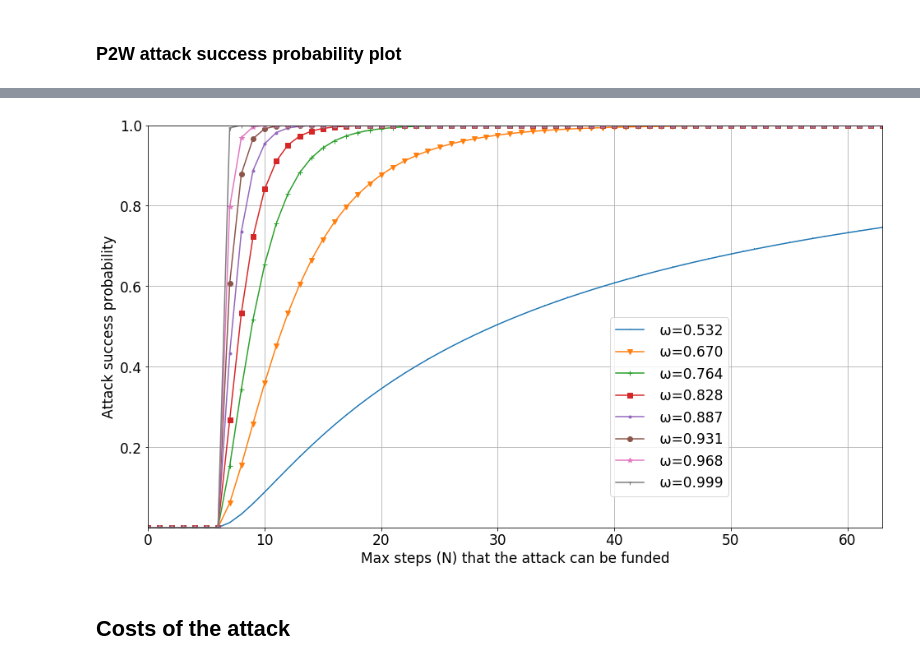
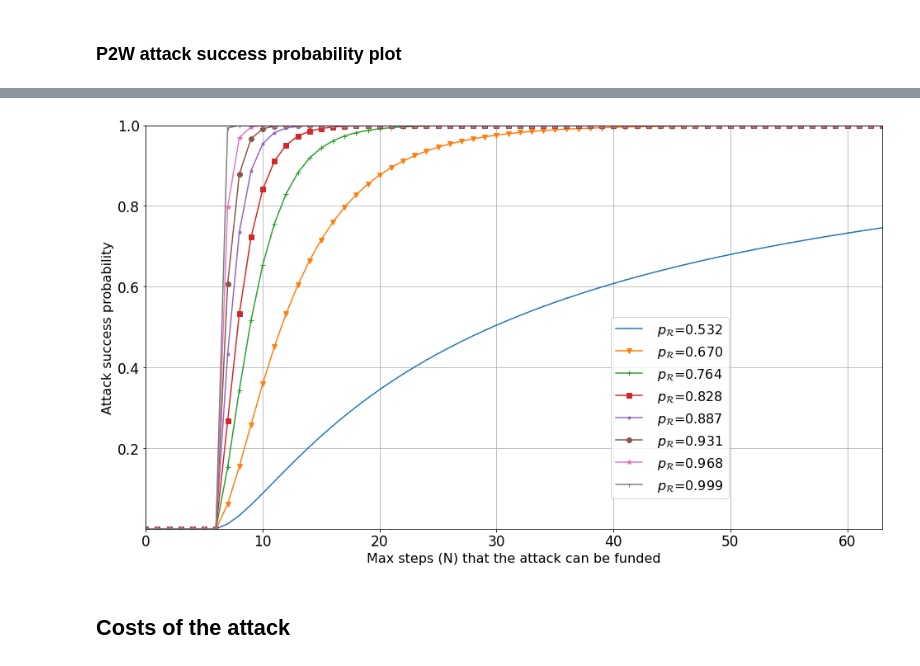
Before and after one commit to kernoelpanic/pay2win_artefacts, a Jupyter notebook: calc/attack_evaluation/out-of-band_attack_evaluation.ipynb, the cells around one changed output, grey strips where cells are left out. Saved outputs shown, nothing was run; the diff lists cells and outputs as text; code cells hidden in the pictures.

```diff
--- a/calc/attack_evaluation/out-of-band_attack_evaluation.ipynb
+++ b/calc/attack_evaluation/out-of-band_attack_evaluation.ipynb
@@ -391,7 +391,7 @@ def fig_probability_success_after_at_most_N_steps():
     x = np.arange(0, 36)
 
     for omega in [0.33, 0.40, 0.49, 0.51, 0.6, 0.66, 0.75, 0.90, 1 ]:
-        plt.plot(x, [ attack_prob(6, N, omega,beta=1-omega) for N in x ] , marker=next(marker), label=" ω=" + str(omega))
+        plt.plot(x, [ attack_prob(6, N, omega,beta=1-omega) for N in x ] , marker=next(marker), label=" $p_{\mathcal{R}}$=" + str(omega))
 
     # tidy up the figure
     ax.grid(True)
@@ -419,35 +419,35 @@ fig_probability_success_after_at_most_N_steps()
 
 def fig_probability_success_after_at_most_N_steps():
     fig, ax = plt.subplots(figsize=(16, 9))
 
     # https://matplotlib.org/api/markers_api.html
     marker = itertools.cycle((',','v', '+', 's','.', 'o', '*','1','D','x','^'))
 
     x = np.arange(0, 64)
 
     for omega in [0.532, 0.670, 0.764, 0.828, 0.887, 0.931, 0.968, 0.999 ]:
-        plt.plot(x, [ attack_prob(6, N, omega,beta=1-omega) for N in x ] , marker=next(marker), label=" ω=" + "{:.3f}".format(omega))
+        plt.plot(x, [ attack_prob(6, N, omega,beta=1-omega) for N in x ] , marker=next(marker), label=" $p_{\mathcal{R}}$=" + "{:.3f}".format(omega))
 
     # tidy up the figure
     ax.grid(True)
     #ax.legend(loc='center right', bbox_to_anchor=(0.8, 0.57))
     ax.legend(loc='center right', bbox_to_anchor=(0.80, 0.30))
     #ax.set_title("Attack success probability")
     ax.set_xlabel("Max steps (N) that the attack can be funded")
     ax.set_ylabel("Attack success probability")
     ax.set_ylim([1e-10, 1])
     ax.set_xlim([0,63])
 
     #plt.yscale('log')
     plt.rcParams.update({'font.size': 17})
     plt.rc('xtick', labelsize=17)
     plt.rc('ytick', labelsize=17)
     plt.savefig("plots/attack_probability_no-hashrate_n=6_N=60.png", dpi=100) # sage image
     plt.show()
 
 fig_probability_success_after_at_most_N_steps()
 # %% [output]
-[figure, old version]
+[figure, new version]
 # %% [markdown]
 ## Costs of the attack
 # %% [markdown]
```
Also changed, not shown: parts of 11 cells of this notebook, 7 other files.
